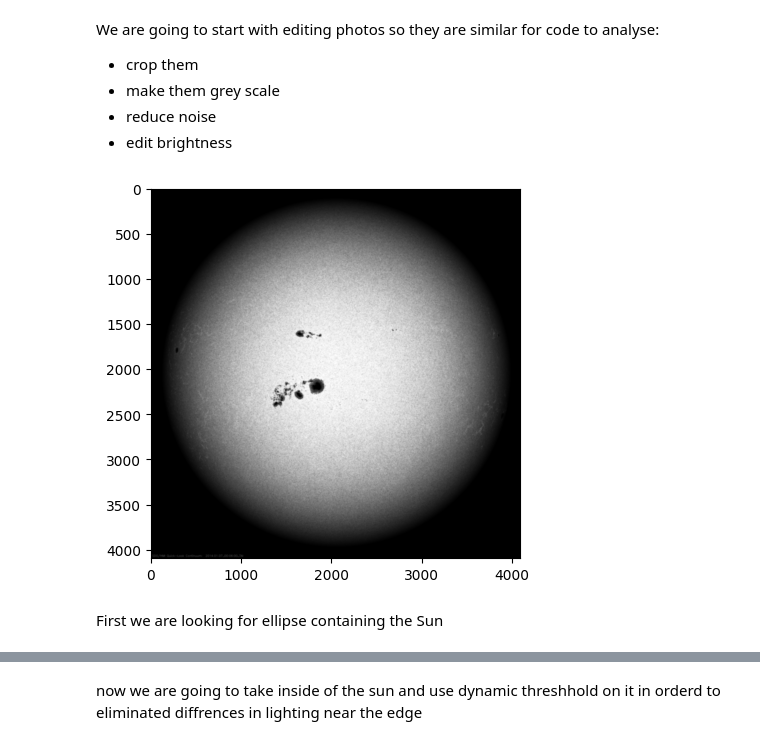
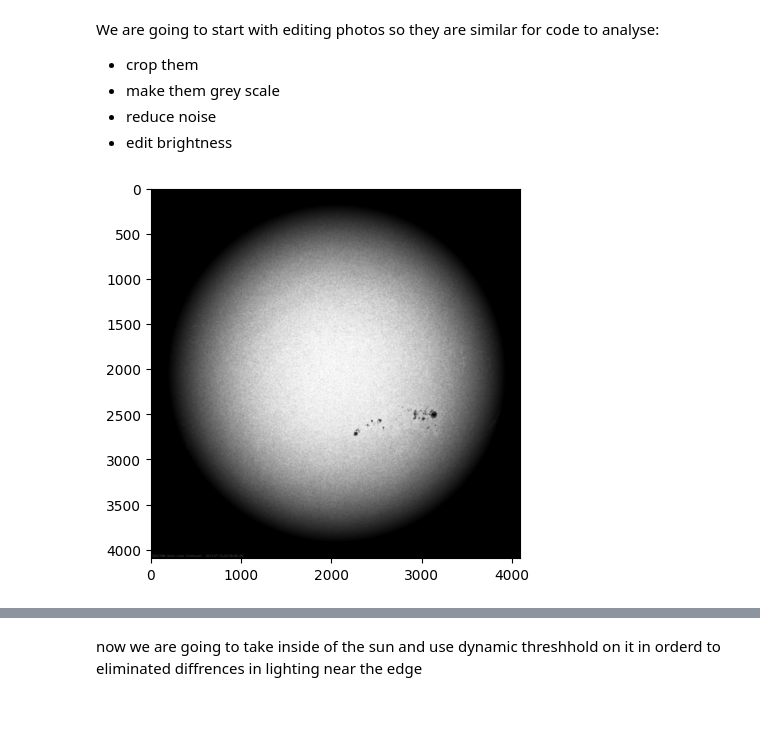
Before and after one commit to RadekJedrzejczyk/SunPhotoAnaliser, a Jupyter notebook: proof_of_concept.ipynb, the cells around one changed output, grey strips where cells are left out. Cells and saved outputs as stored; diff of their text form; code cells hidden in the pictures; blank space fills up the shorter version.

```diff
--- a/proof_of_concept.ipynb
+++ b/proof_of_concept.ipynb
@@ -8,17 +8,3 @@ We are going to start with editing photos so they are similar for code to analys
 import cv2 #opencv -
 import matplotlib.pyplot as plt
 import numpy as np
-# %%
-file_name="sdo_data/2014-01-07_0_5_25.jpg"
-
-image_original = cv2.imread(file_name)
-image = cv2.cvtColor(image_original, cv2.COLOR_RGB2GRAY)
-equalized_image = cv2.equalizeHist(image)
-blurred = cv2.GaussianBlur(equalized_image, (21,21), 0)
-
-plt.imshow(blurred, cmap='gray')
-height, width = image_original.shape[:2]
-# %% [output]
-[figure, removed]
-# %% [markdown]
-First we are looking for ellipse containing the Sun
@@ -24,0 +29,24 @@ First we are looking for ellipse containing the Sun
+# %%
+file_name="sdo_data/2013-07-10_3_36_10.jpg"
+
+image_original = cv2.imread(file_name)
+image = cv2.cvtColor(image_original, cv2.COLOR_RGB2GRAY)
+equalized_image = cv2.equalizeHist(image)
+blurred = cv2.GaussianBlur(equalized_image, (21,21), 0)
+
+plt.imshow(blurred, cmap='gray')
+height, width = image_original.shape[:2]
+
+#APPLY OPTIONS
+if height == 4096:
+    font_scale =FONTSCALE4096
+    thickness = THICKNESS4096
+    contour_size = CONTOURSSIZE4096
+elif height ==1026:
+    font_scale = FONTSCALE1026
+    thickness = THICKNESS1026
+    contour_size = CONTOURSSIZE1026
+else:
+    print("Uknown size")
+# %% [output]
+[figure, added]
```
Also changed, not shown: parts of 10 cells of this notebook, 5 other files.
